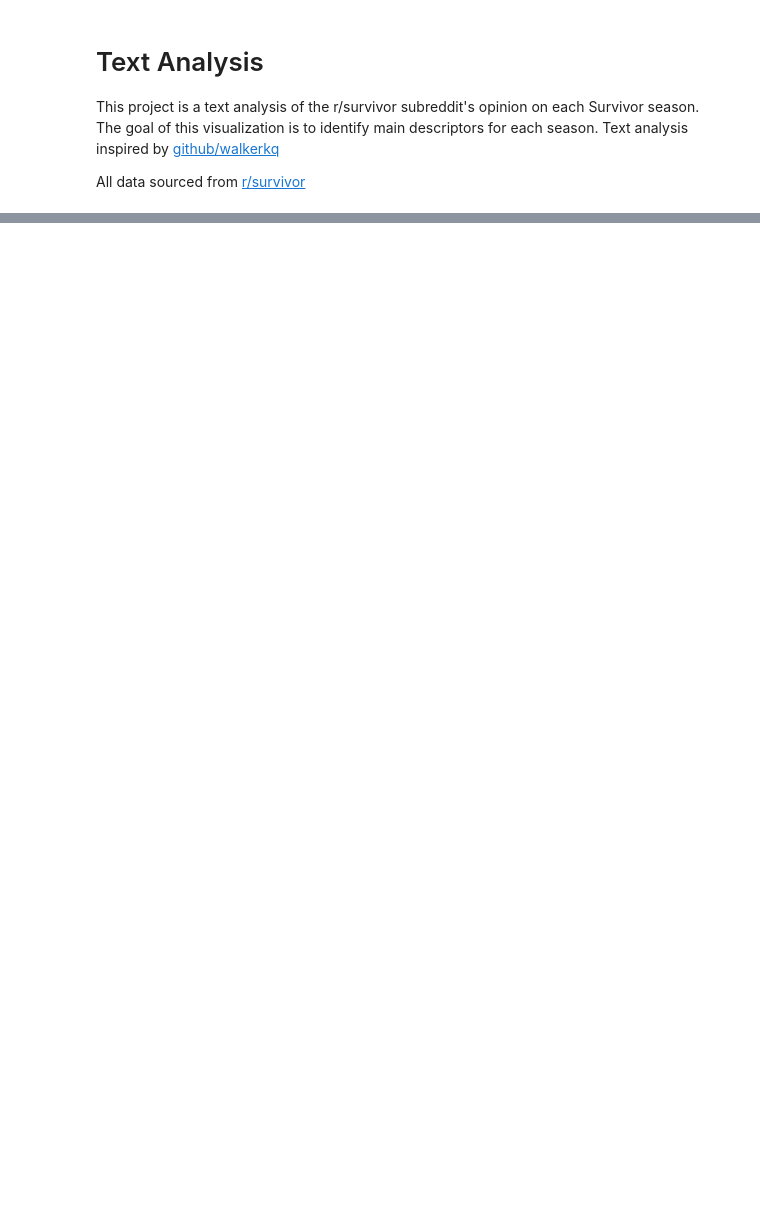
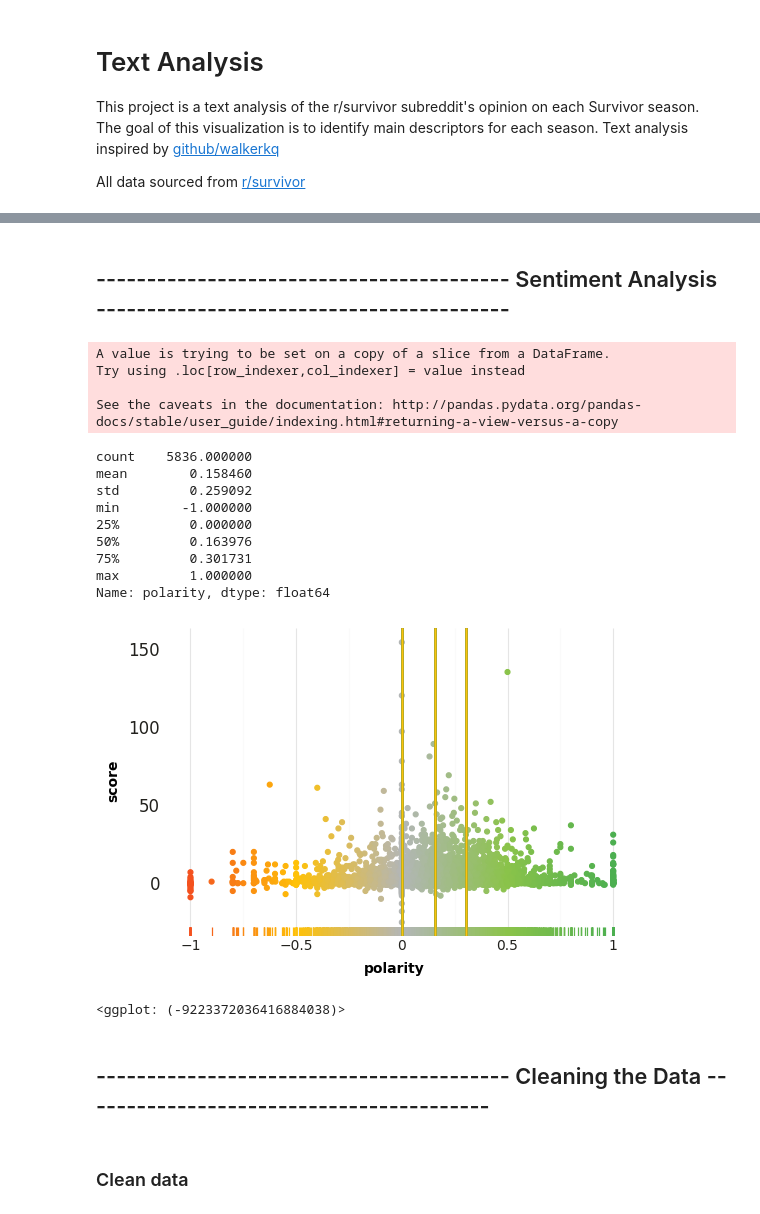
Before and after one commit to ldawson02/data-science-intro, a Jupyter notebook: Survivor WSSYW/Text Analysis.ipynb, the cells around one changed output, grey strips where cells are left out. Cells and saved outputs as stored; diff of their text form; code cells hidden in the pictures; blank space fills up the shorter version.

Commit message:
WIP: Joint image

```diff
--- a/Survivor WSSYW/Text Analysis.ipynb
+++ b/Survivor WSSYW/Text Analysis.ipynb
@@ -160 +173,40 @@ print( [x for x in t if (x not in seen and not seen.add(x)) or (len(word_tokeniz
+# %% [markdown]
+## ----------------------------------------- Sentiment Analysis -----------------------------------------
+# %%
+sentiment_data = df_raw[['season','season_nbr','comment','score']]
+sentiment_data['polarity'] = sentiment_data.comment.apply(lambda x: TextBlob(x).sentiment.polarity)
+sentiment_data['subjectivity'] = sentiment_data.comment.apply(lambda x: TextBlob(x).sentiment.subjectivity)
+sentiment_data.drop(columns=['comment']).to_csv('./data/season_comments_sentiment.csv',index = None, header=True)
+# %% [output]
+A value is trying to be set on a copy of a slice from a DataFrame.
+Try using .loc[row_indexer,col_indexer] = value instead
+
+See the caveats in the documentation: http://pandas.pydata.org/pandas-docs/stable/user_guide/indexing.html#returning-a-view-versus-a-copy
+# %%
+ma = sentiment_data.score.max()/10
+mi = sentiment_data.score.min()/10
+# sentiment_data.boxplot(column=['weighted'])
+print(sentiment_data.polarity.describe())
+# sentiment_data.plot(kind='scatter',x='sentiment',y='score',color='red')
+mean = sentiment_data.polarity.mean()
+q1 = sentiment_data.polarity.quantile(.25)
+q3 = sentiment_data.polarity.quantile(.75)
+p = ggplot(aes(x='polarity', y='score', color='polarity'), sentiment_data)
+p + geom_point() + geom_rug(sides="b") + geom_vline(aes(xintercept = mean, color='polarity')) + geom_vline(aes(xintercept = q1, color='polarity')) + geom_vline(aes(xintercept = q3, color='polarity')) + xlim(-1, 1) + scale_color_gradientn(["#F4511E","#FFC107","#B3B6B7","#8BC34A","#4CAF50"]) + my_theme + theme(figure_size = (6,4))
+# %% [output]
+count    5836.000000
+mean        0.158460
+std         0.259092
+min        -1.000000
+25%         0.000000
+50%         0.163976
+75%         0.301731
+max         1.000000
+Name: polarity, dtype: float64
+[figure, added]
+<ggplot: (-9223372036416884038)>
+# %% [markdown]
+## ----------------------------------------- Cleaning the Data -----------------------------------------
+# %% [markdown]
+### Clean data
 # %%
```
Also changed, not shown: parts of 30 cells of this notebook, 19 other files.
